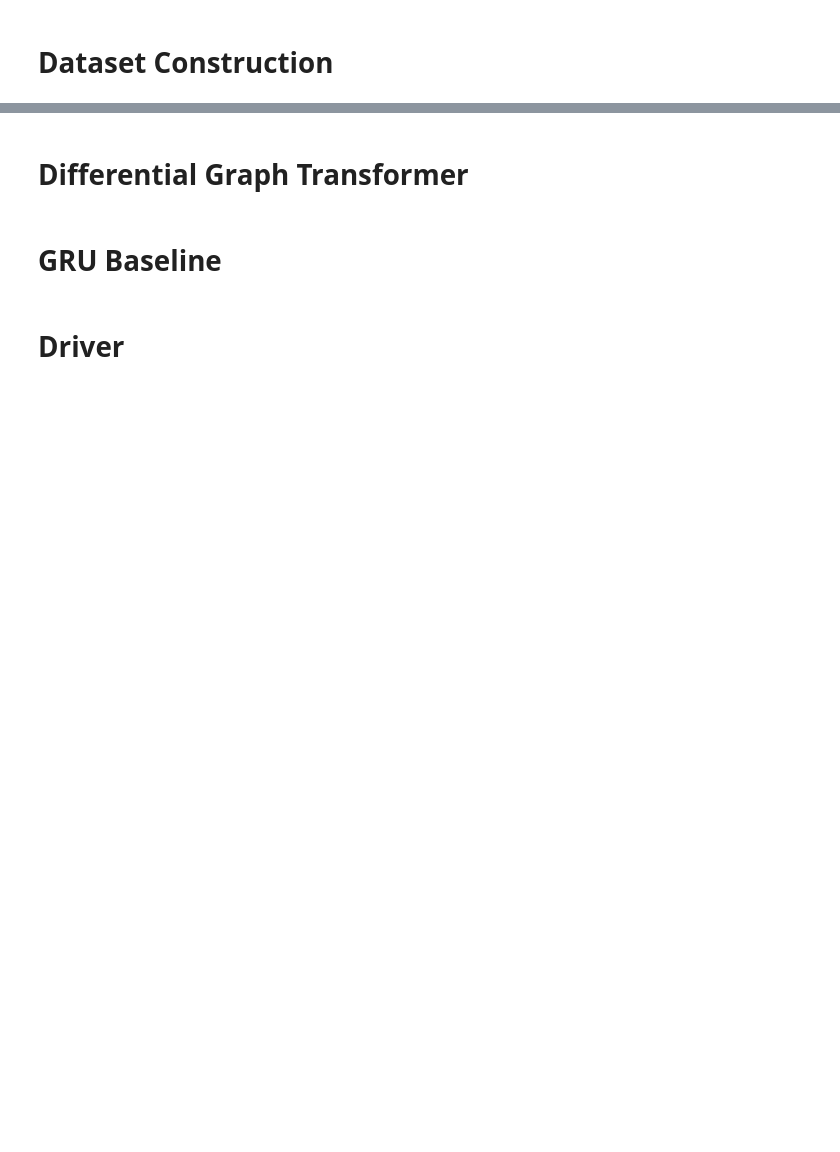
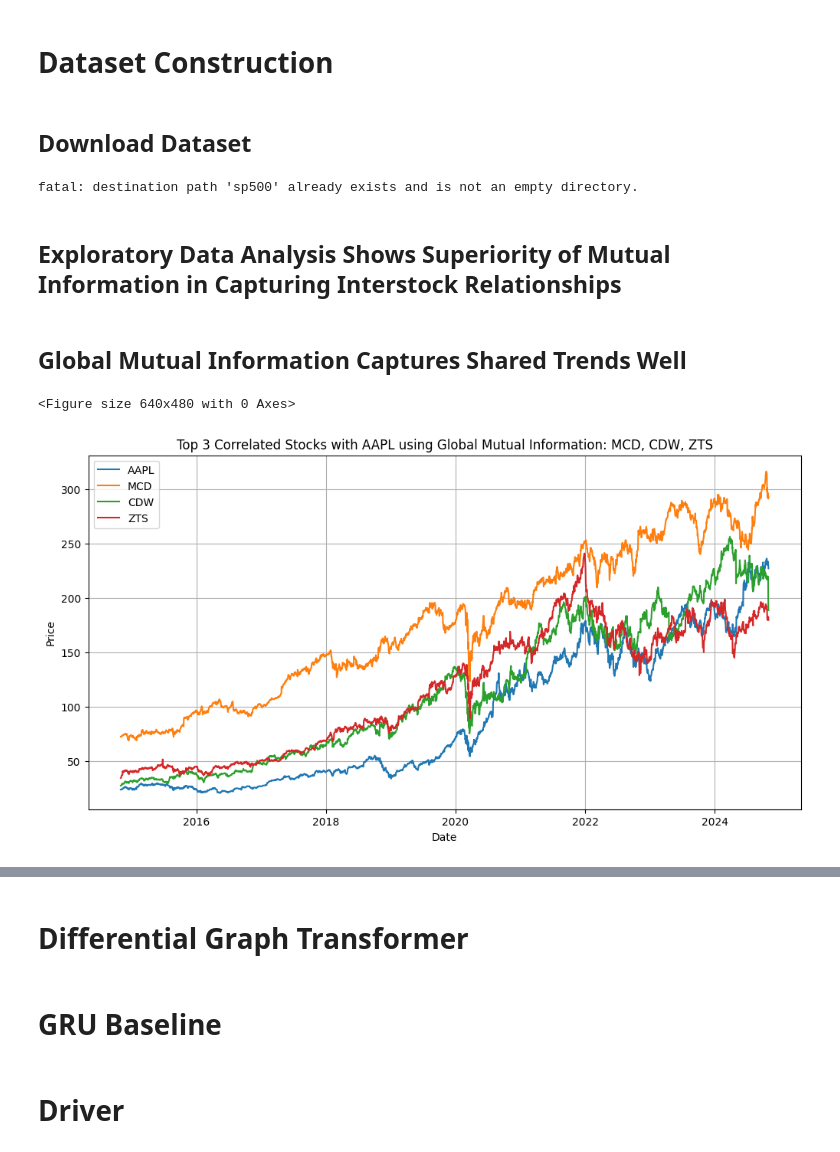
Before and after one commit to AlienKevin/cs224w-stock-market-prediction, a Jupyter notebook: train.ipynb, the cells around one changed output, grey strips where cells are left out. Cells and saved outputs as stored; diff of their text form; code cells hidden in the pictures; blank space fills up the shorter version.

Commit message:
Sync train.ipynb with latest colab

```diff
--- a/train.ipynb
+++ b/train.ipynb
@@ -1,2 +21,72 @@
 # %% [markdown]
 # Dataset Construction
+# %% [markdown]
+## Download Dataset
+# %%
+# Clone the repository to download the S&P500 stock prices, precomputed correlation matrcies,
+# along with trained model weights for ease of evaluation
+!git clone https://github.com/AlienKevin/sp500.git
+
+import shutil
+import os
+
+repo_name = "sp500"
+for file_name in os.listdir(repo_name):
+    shutil.move(os.path.join(repo_name, file_name), workdir)
+
+# Remove the cloned repository folder
+shutil.rmtree(repo_name)
+# %% [output]
+fatal: destination path 'sp500' already exists and is not an empty directory.
+# %% [markdown]
+## Exploratory Data Analysis Shows Superiority of Mutual Information in Capturing Interstock Relationships
+# %%
+import matplotlib.pyplot as plt
+import pandas as pd
+import numpy as np
+
+# Plot the 3 most correlated stocks to the target_stock based on corr_name with scope corr_scope
+def plot_most_correlated_stocks(target_stock, corr_name, corr_scope):
+    df = pd.read_csv(f'{workdir}/sp500.csv')
+    df['Date'] = pd.to_datetime(df['Date'])
+    df = df.set_index('Date')
+
+    target_index = df.columns.get_loc(target_stock)
+
+    corr = np.loadtxt(f'{workdir}/{corr_name}/{corr_scope}.csv', delimiter=',')
+
+    top_3_correlated_indices = corr[target_index].argsort()[-4:][::-1]
+    top_3_correlated_stocks = df.columns[top_3_correlated_indices]
+
+    plt.clf()
+    plt.figure(figsize=(12, 6))
+    plt.style.use('default')
+
+    for stock in top_3_correlated_stocks:
+        if corr_scope.startswith('global'):
+            # Plot the entire duration of the dataset for global correlations
+            plt.plot(df.index, df[stock], label=stock)
+        else:
+            # Only plot the time window corresponding to the local correlations
+            num_days_in_quarter = 64
+            quarter_index = int(corr_scope.split('_')[-1])
+            quarter_start_index = quarter_index * num_days_in_quarter
+            quarter_end_index = (quarter_index + 1) * num_days_in_quarter
+            print('Quarter Start date', df.index[quarter_start_index])
+            print('Quarter End date', df.index[quarter_end_index])
+            quarter_df = df.iloc[quarter_start_index:quarter_end_index]
+            plt.plot(quarter_df.index, quarter_df[stock], label=stock)
+
+    plt.title(f"Top 3 Correlated Stocks with {top_3_correlated_stocks[0]} using {'Global' if corr_scope.startswith('global') else 'Local'} {'Pearson' if corr_name == 'pcc' else 'Mutual Information'}: {', '.join(top_3_correlated_stocks[1:])}")
+    plt.xlabel("Date")
+    plt.ylabel("Price")
+    plt.legend()
+    plt.grid(True)
+    plt.show()
+# %% [markdown]
+## Global Mutual Information Captures Shared Trends Well
+# %%
+plot_most_correlated_stocks('AAPL', 'mi', 'global_corr')
+# %% [output]
+<Figure size 640x480 with 0 Axes>
+[figure, added]
```
Also changed, not shown: parts of 38 cells of this notebook.
